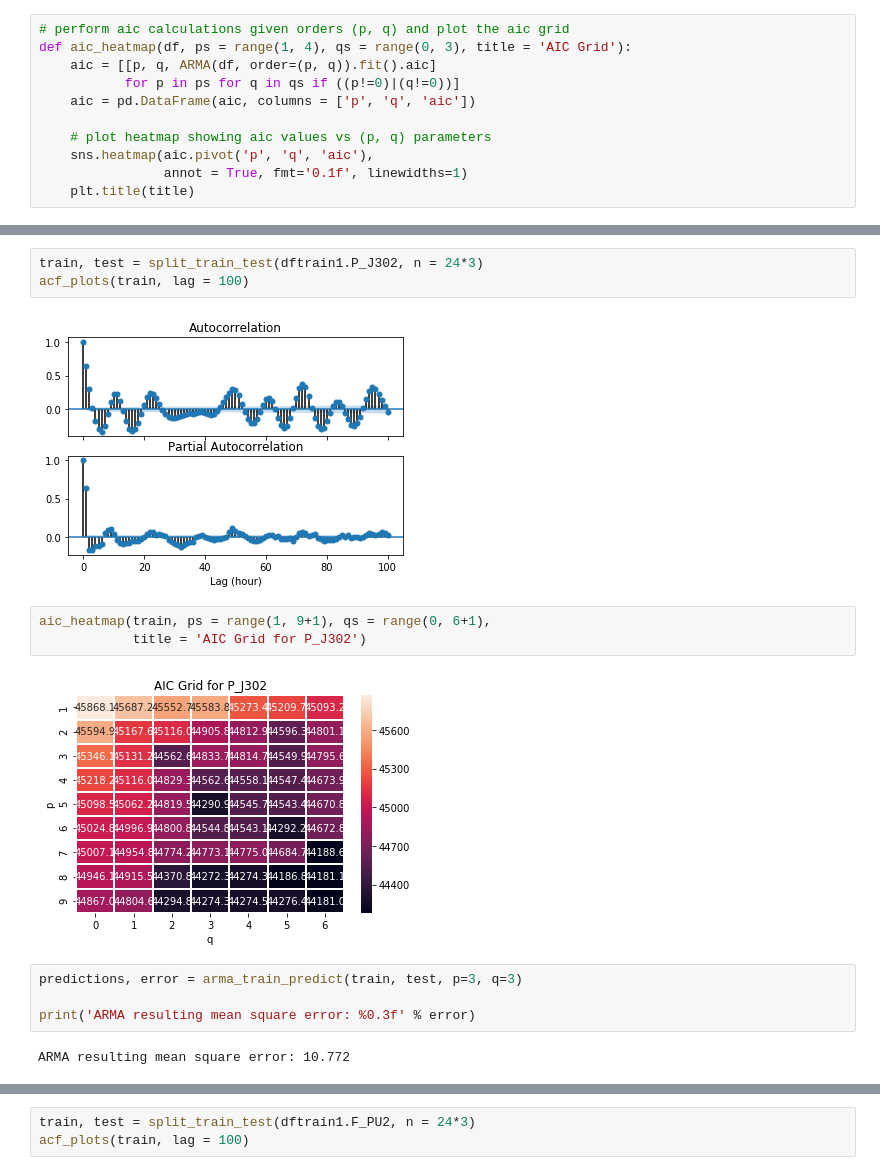
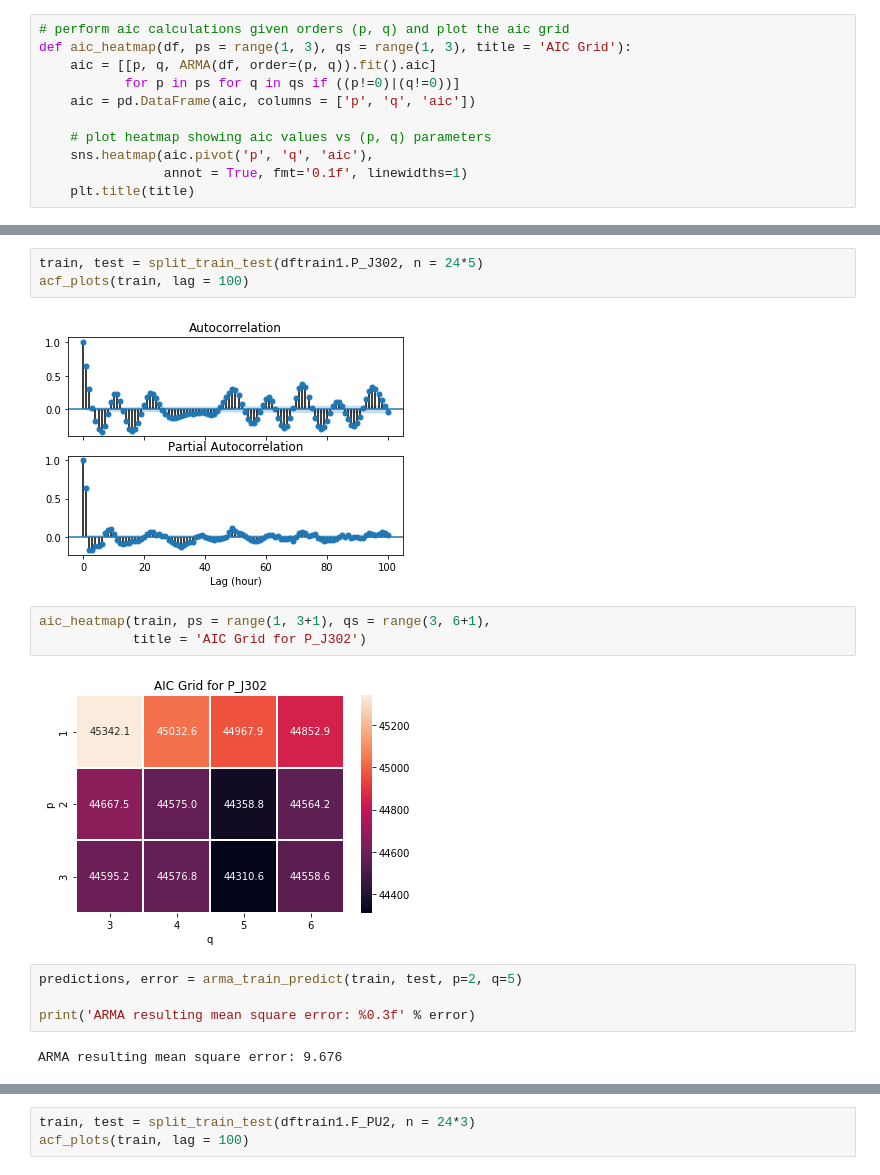
Before and after one commit to chengh42/Cyber-Data-Analytics, a Jupyter notebook: batadal/Task2_ARMA.ipynb, the cells around one changed output, grey strips where cells are left out. Saved outputs shown, nothing was run; the diff lists cells and outputs as text.

```diff
--- a/batadal/Task2_ARMA.ipynb
+++ b/batadal/Task2_ARMA.ipynb
@@ -78,7 +88,7 @@ It is still difficult to identify the order of the ARMA model. We then make a gr
 We can check the order by calculating the Akaike Information Critera (AIC) values for the ARMA models. The AIC is a statistical measure which basically quantifies the 1) the goodness of fit and 2) the simplicity/parsimony of the model into a single statistic ([CoolStatsBlog, 2013](https://coolstatsblog.com/2013/08/14/using-aic-to-test-arima-models-2/)). The one with the lower AIC is generally “better”, but we're also interested in the “convergence” of the AIC values, i.e., the “good enough” result with the least computation resources.
 # %%
 # perform aic calculations given orders (p, q) and plot the aic grid
-def aic_heatmap(df, ps = range(1, 4), qs = range(0, 3), title = 'AIC Grid'):
+def aic_heatmap(df, ps = range(1, 3), qs = range(1, 3), title = 'AIC Grid'):
     aic = [[p, q, ARMA(df, order=(p, q)).fit().aic]
            for p in ps for q in qs if ((p!=0)|(q!=0))]
     aic = pd.DataFrame(aic, columns = ['p', 'q', 'aic'])
@@ -189,19 +202,19 @@ real_vs_predict(test, predictions,
 # %%
-train, test = split_train_test(dftrain1.P_J302, n = 24*3)
+train, test = split_train_test(dftrain1.P_J302, n = 24*5)
 acf_plots(train, lag = 100)
 # %% [output]
 [figure]
 # %%
-aic_heatmap(train, ps = range(1, 9+1), qs = range(0, 6+1),
+aic_heatmap(train, ps = range(1, 3+1), qs = range(3, 6+1),
             title = 'AIC Grid for P_J302')
 # %% [output]
-[figure, old version]
+[figure, new version]
 # %%
-predictions, error = arma_train_predict(train, test, p=3, q=3)
+predictions, error = arma_train_predict(train, test, p=2, q=5)
 
 print('ARMA resulting mean square error: %0.3f' % error)
 # %% [output]
-ARMA resulting mean square error: 10.772
+ARMA resulting mean square error: 9.676
 # %%
 real_vs_predict(test, predictions,
                 title = 'Pressure reading at junction J302, P_J302',
```
Also changed, not shown: parts of 20 cells of this notebook.
